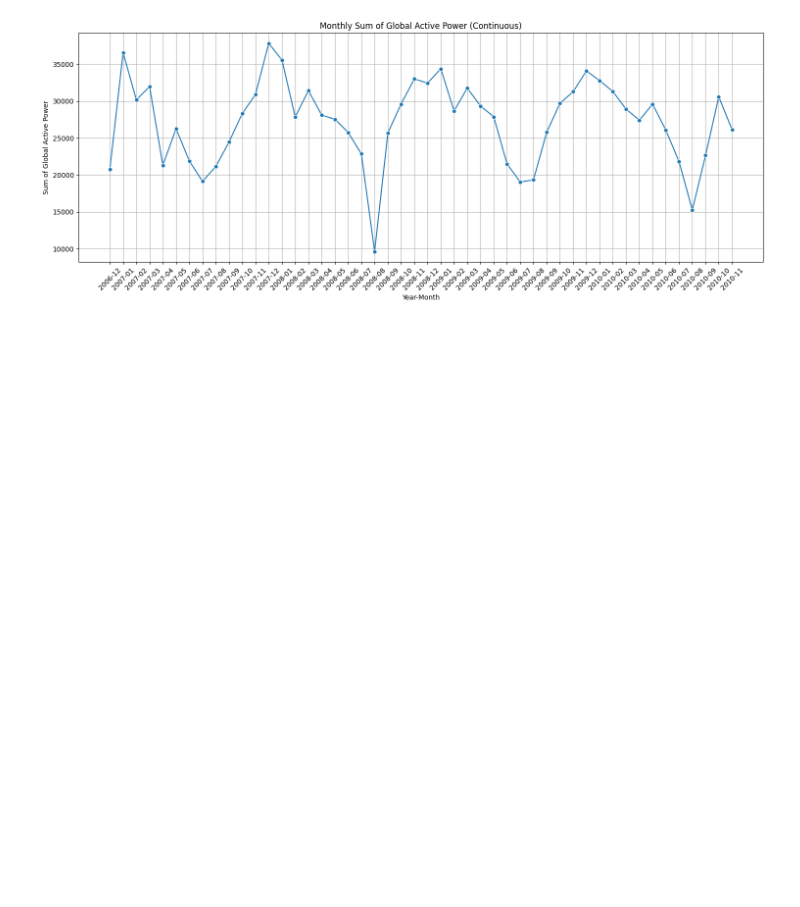
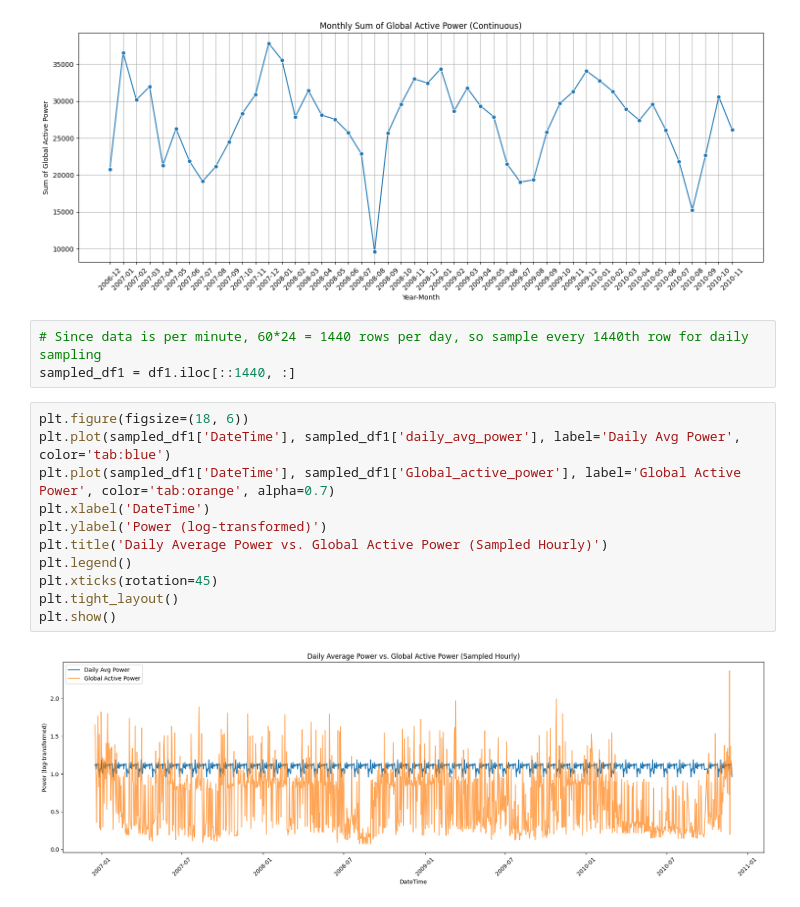
Before and after one commit to SankarSivan/Household_Power_Consumption, a Jupyter notebook: Power_Consumption_ETL.ipynb, the cells around one changed output. Cells and saved outputs as stored; diff of their text form; blank space fills up the shorter version.

```diff
--- a/Power_Consumption_ETL.ipynb
+++ b/Power_Consumption_ETL.ipynb
@@ -418,3 +430,19 @@ plt.tight_layout()
 plt.show()
 # %% [output]
 [figure]
+# %%
+# Since data is per minute, 60*24 = 1440 rows per day, so sample every 1440th row for daily sampling
+sampled_df1 = df1.iloc[::1440, :]
+# %%
+plt.figure(figsize=(18, 6))
+plt.plot(sampled_df1['DateTime'], sampled_df1['daily_avg_power'], label='Daily Avg Power', color='tab:blue')
+plt.plot(sampled_df1['DateTime'], sampled_df1['Global_active_power'], label='Global Active Power', color='tab:orange', alpha=0.7)
+plt.xlabel('DateTime')
+plt.ylabel('Power (log-transformed)')
+plt.title('Daily Average Power vs. Global Active Power (Sampled Hourly)')
+plt.legend()
+plt.xticks(rotation=45)
+plt.tight_layout()
+plt.show()
+# %% [output]
+[figure, added]
```
Also changed, not shown: parts of 21 cells of this notebook.
